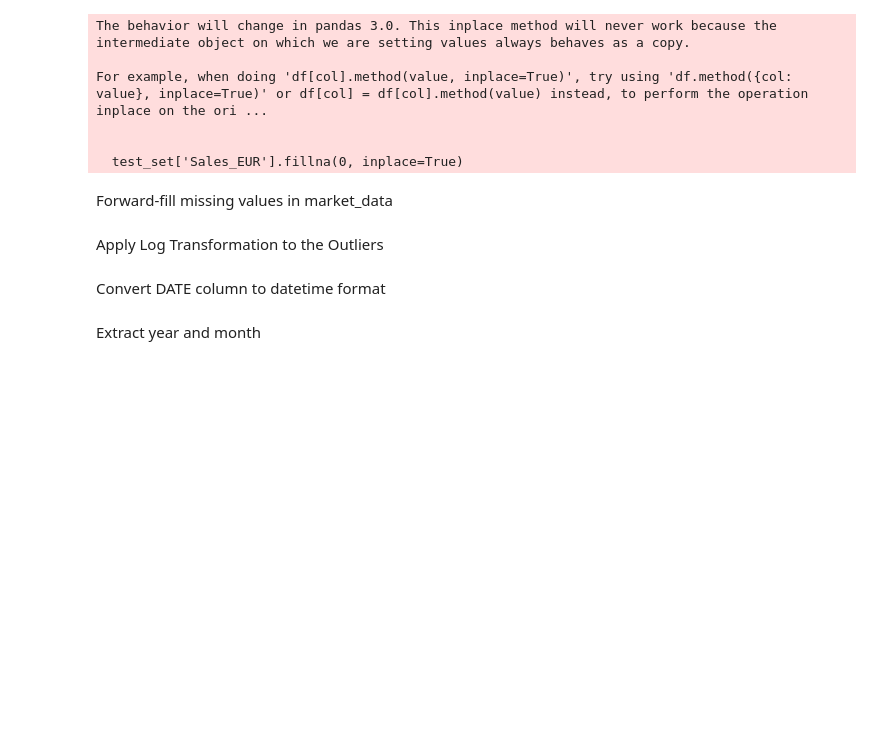
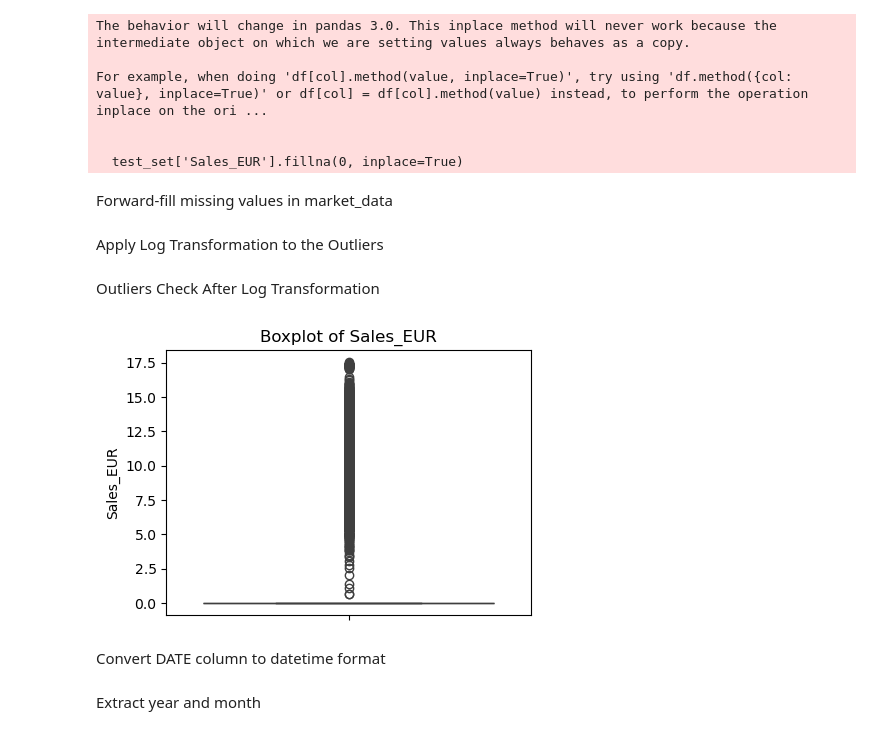
Before and after one commit to gugaaa1904/BC, a Jupyter notebook: Case 2.ipynb, the cells around one changed output. Cells and saved outputs as stored; diff of their text form; code cells hidden in the pictures; blank space fills up the shorter version.

```diff
--- a/Case 2.ipynb
+++ b/Case 2.ipynb
@@ -210,6 +210,20 @@ Apply Log Transformation to the Outliers
 # %%
 sales_data['Sales_EUR'] = np.where(sales_data['Sales_EUR'] < 0, 0, sales_data['Sales_EUR'])
 sales_data['Sales_EUR'] = np.log1p(sales_data['Sales_EUR'])
+# %% [markdown]
+Outliers Check After Log Transformation
+# %%
+num_cols = sales_data.select_dtypes(include=['number']).columns
+
+plt.figure(figsize=(12, 6))
+for i, col in enumerate(num_cols):
+    plt.subplot(2, 3, i+1)
+    sns.boxplot(y=sales_data[col])
+    plt.title(f"Boxplot of {col}")
+    plt.tight_layout()
+plt.show()
+# %% [output]
+[figure, added]
 # %% [markdown]
 Convert DATE column to datetime format
 # %%
```
